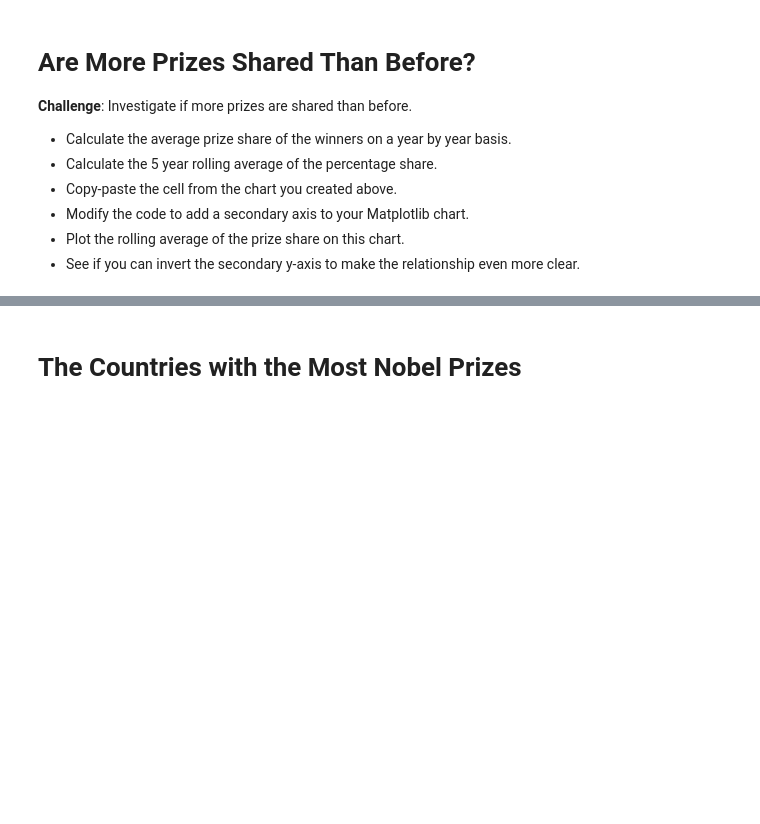
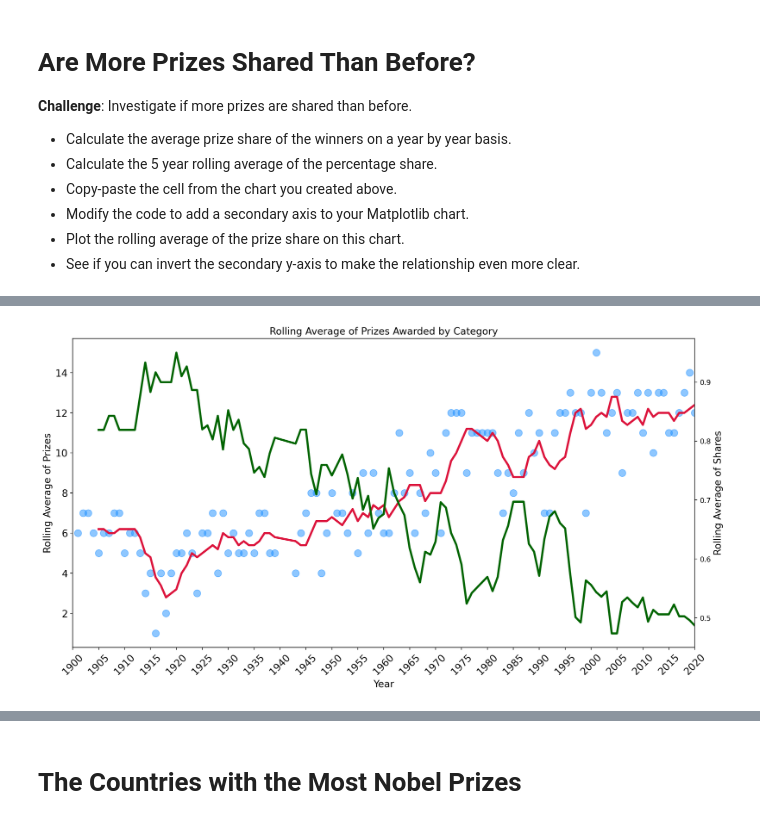
Before and after one commit to adi1375/PythonLearn, a Jupyter notebook: Python_100_days/Day79_Nobel_Prize_Analysis/Nobel_Prize_Analysis_(start).ipynb, the cells around one changed output, grey strips where cells are left out. Cells and saved outputs as stored; diff of their text form; code cells hidden in the pictures; blank space fills up the shorter version.

```diff
--- a/Python_100_days/Day79_Nobel_Prize_Analysis/Nobel_Prize_Analysis_(start).ipynb
+++ b/Python_100_days/Day79_Nobel_Prize_Analysis/Nobel_Prize_Analysis_(start).ipynb
@@ -128,3 +406,6 @@ Caveats: The exact birth dates for Michael Houghton, Venkatraman Ramakrishnan, a
 * Modify the code to add a secondary axis to your Matplotlib chart.
 * Plot the rolling average of the prize share on this chart.
 * See if you can invert the secondary y-axis to make the relationship even more clear.
+# %%
+avg_prizeshare_year = df_data.groupby('year').agg({'share_pct':pd.Series.mean})
+avg_prizeshare_year
@@ -130,0 +427,39 @@ Caveats: The exact birth dates for Michael Houghton, Venkatraman Ramakrishnan, a
+# %%
+roll_share_pct=avg_prizeshare_year.share_pct.rolling(window=5).mean()
+# %%
+plt.figure(figsize=(16,8),dpi=200)
+
+plt.yticks(fontsize=14)
+plt.xticks(ticks=np.arange(1900, 2021, step=5),
+           fontsize=14,
+           rotation=45)
+
+ax1=plt.gca()
+ax2 = ax1.twinx()
+ax1.set_xlim(1900, 2020)
+
+ax1.scatter(
+            x=prizes_by_year.index,
+            y=prizes_by_year.values,
+            c='dodgerblue',
+            alpha=0.5,
+            s=100)
+
+ax1.plot(prizes_by_year.index,
+         roll_prize_year.values,
+         c='crimson',
+         linewidth=3)
+
+
+ax2.plot(avg_prizeshare_year.index,
+         roll_share_pct.values,
+         c='darkgreen',
+         linewidth=3)
+
+ax1.set_xlabel("Year",fontsize=14)
+ax1.set_ylabel("Rolling Average of Prizes",fontsize=14)
+ax2.set_ylabel("Rolling Average of Shares",fontsize=14)
+plt.title("Rolling Average of Prizes Awarded by Category",fontsize = 14)
+plt.show()
+# %% [output]
+[figure, added]
```
Also changed, not shown: parts of 56 cells of this notebook.
